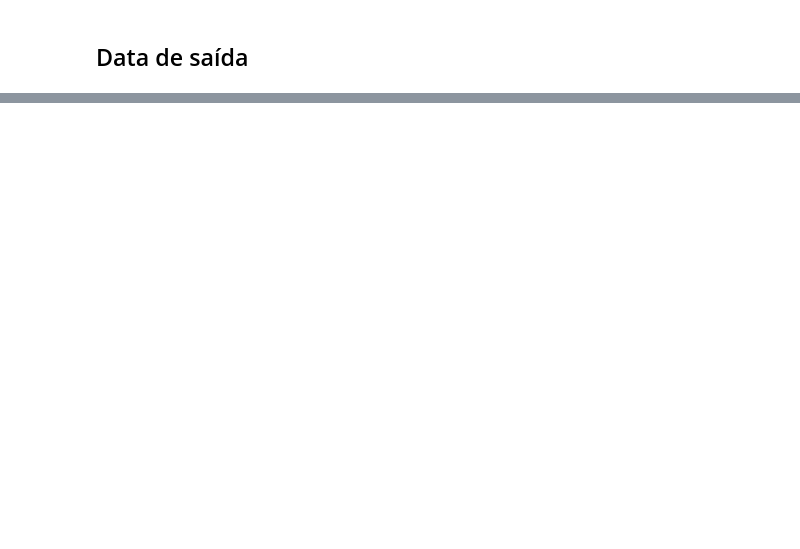
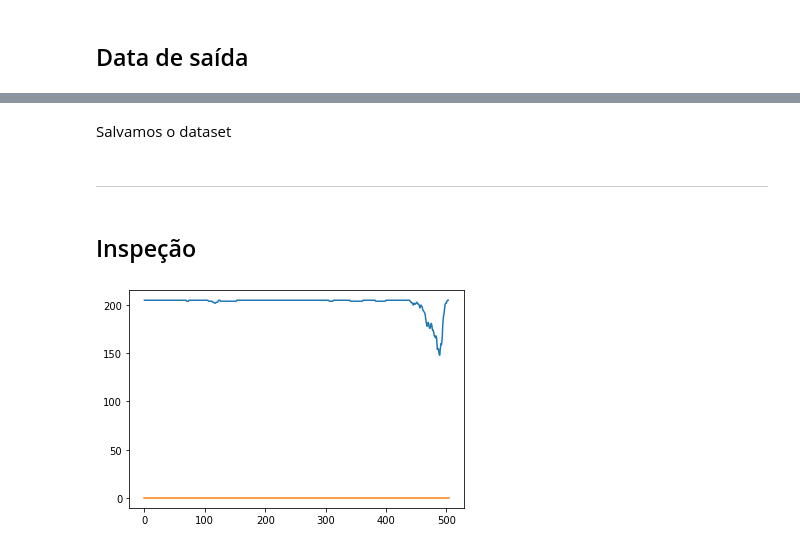
Before and after one commit to Eduardo1000/HackCovid_CaminhoEmergencia, a Jupyter notebook: notebooks/inspecao_dados/ocupacao.ipynb, the cells around one changed output, grey strips where cells are left out. Saved outputs shown, nothing was run; the diff lists cells and outputs as text; code cells hidden in the pictures; blank space fills up the shorter version.

```diff
--- a/notebooks/inspecao_dados/ocupacao.ipynb
+++ b/notebooks/inspecao_dados/ocupacao.ipynb
@@ -172,0 +182,2 @@ df_occ_min.to_csv("../../BASE_DE_DADOS_CNES_202003/dataset/ocupacao.csv", index=
+# %%
+df_full_leitos = df_full[df_full[COL_UNIDADE].isin(df_leitos[COL_CNES_estab].unique())]
@@ -172,0 +186,2 @@ df_occ_min.to_csv("../../BASE_DE_DADOS_CNES_202003/dataset/ocupacao.csv", index=
+# %%
+df_occ = pd.merge(df_full_leitos, df_leitos, how='left',left_on=COL_UNIDADE, right_on=COL_CNES_estab)
@@ -172,0 +190,13 @@ df_occ_min.to_csv("../../BASE_DE_DADOS_CNES_202003/dataset/ocupacao.csv", index=
+# %%
+df_occ_min = df_occ[[
+    COL_DATA,
+    COL_UNIDADE,
+    COL_ENTRADAS,
+    COL_SAIDAS,
+    COL_OCUPACAO,
+    COL_EXIST,
+    COL_SUS,
+    COL_BAIRRO,
+    COL_TIPO_ESTAB,
+    COL_LAT,
+    COL_LON]].copy()
@@ -172,0 +205,5 @@ df_occ_min.to_csv("../../BASE_DE_DADOS_CNES_202003/dataset/ocupacao.csv", index=
+# %%
+COL_DISPONIVEIS = 'disponiveis'
+df_occ_min[COL_DISPONIVEIS] = df_occ_min[COL_EXIST] - df_occ_min[COL_OCUPACAO]
+# %% [markdown]
+Salvamos o dataset
@@ -172,0 +212,11 @@ df_occ_min.to_csv("../../BASE_DE_DADOS_CNES_202003/dataset/ocupacao.csv", index=
+# %% [markdown]
+---
+# %% [markdown]
+## Inspeção
+# %%
+plot_data = df_occ_min[df_occ_min[COL_UNIDADE]==unidades[18]].reset_index()[COL_DISPONIVEIS]
+_ = plt.plot(plot_data)
+_ = plt.plot([0,len(plot_data)],[0,0])
+plt.show()
+# %% [output]
+[figure, added]
```
Also changed, not shown: parts of 87 cells of this notebook, 3 other files.
